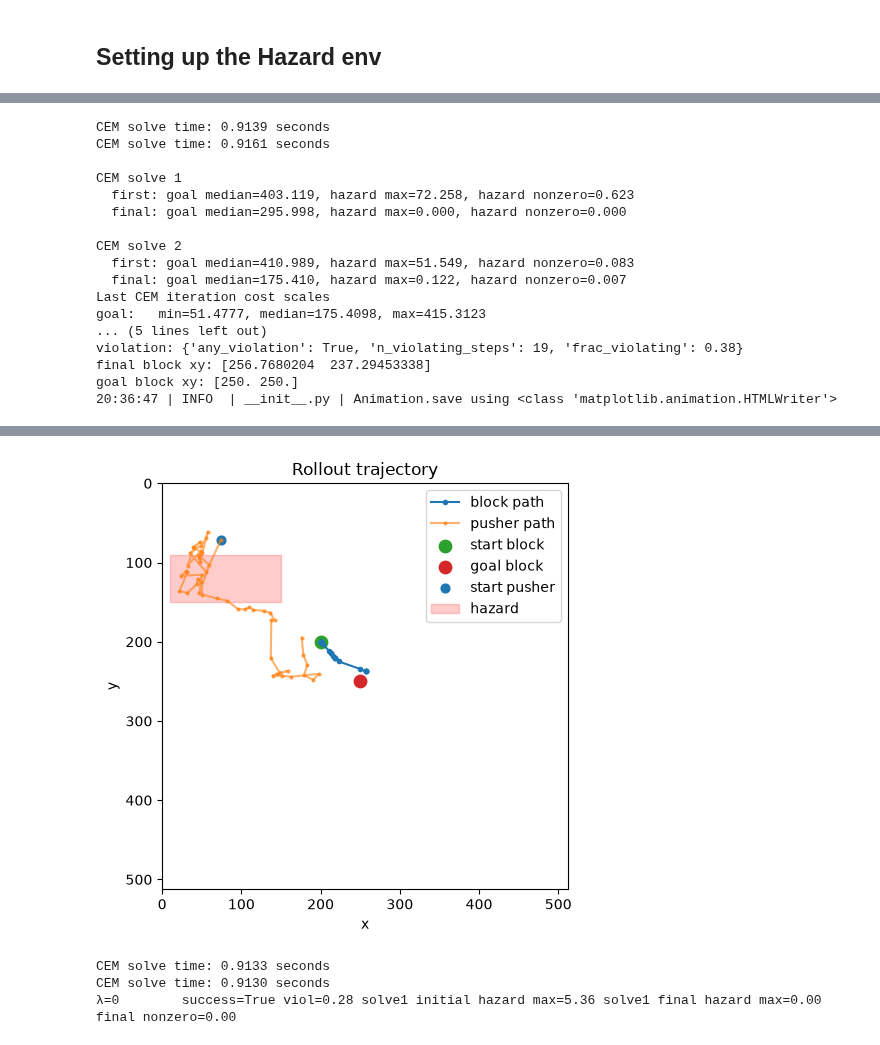
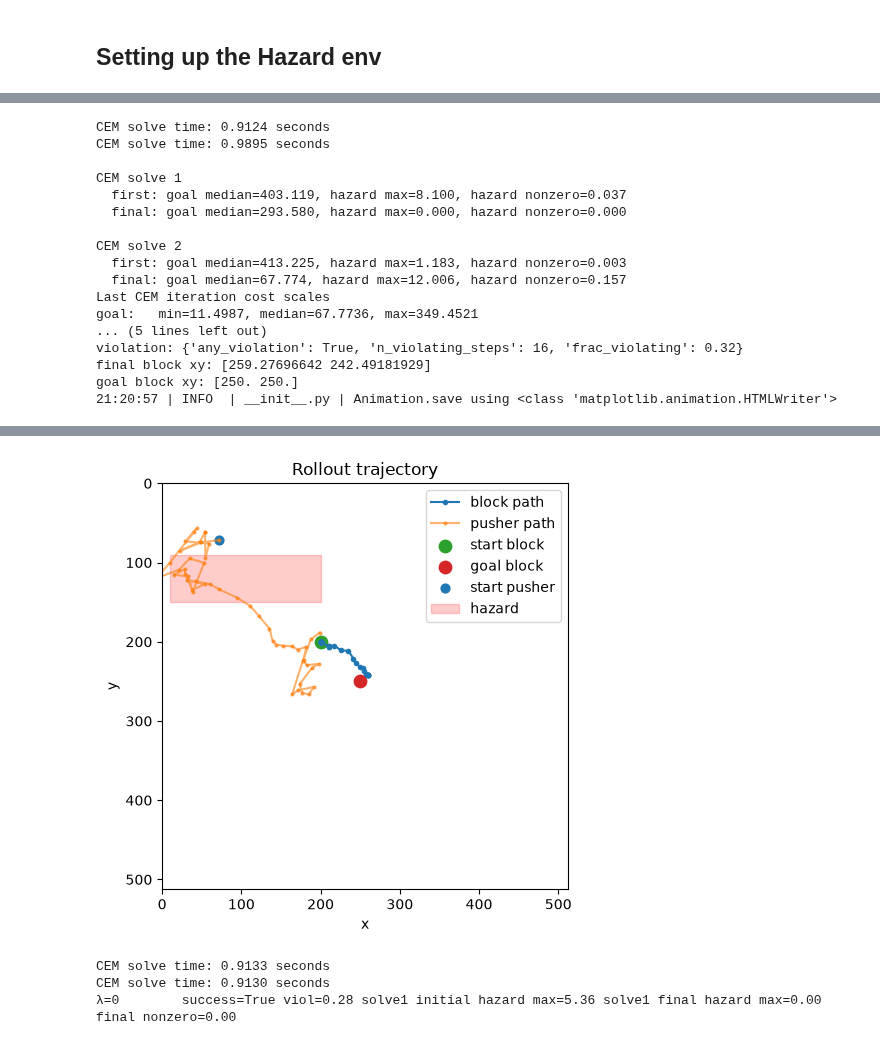
Before and after one commit to Sachin2911/Safety-Dial, a Jupyter notebook: experiments/LinearProbeAndAvoidance.ipynb, the cells around one changed output, grey strips where cells are left out. Cells and saved outputs as stored; diff of their text form; code cells hidden in the pictures.

```diff
--- a/experiments/LinearProbeAndAvoidance.ipynb
+++ b/experiments/LinearProbeAndAvoidance.ipynb
@@ -375,7 +375,7 @@ steps: 50
 ## Setting up the Hazard env
 # %%
 # Corridor box between start block (200,200) and goal (250,250)
-hazard_box = (10.0, 150.0, 90.0, 150.0)  # (x_min, x_max, y_min, y_max) near top-left
+hazard_box = (10.0, 200.0, 90.0, 150.0)  # (x_min, x_max, y_min, y_max) near top-left
 
 start_state = make_pusht_state(
     pusher_xy=(70, 70),
@@ -398,7 +398,7 @@ visualize_pusht_layout(start_state, goal_state, hazard_box=hazard_box)
  'start_block_theta': np.float64(0.7853981633974483),
  'goal_block_theta': np.float64(0.7853981633974483)}
 # %%
-LAM = 1.0  # try 0 first (= baseline), then 1e-2, 1e-1, 1, 10, 100, ...
+LAM = 100.0  # try 0 first (= baseline), then 1e-2, 1e-1, 1, 10, 100, ...
 
 base_model = swm.policy.AutoCostModel("pusht/lewm").to("cuda").eval()
 model = HazardAugmentedCostModel(
@@ -461,44 +461,44 @@ print(
     f"λ·hazard: min={weighted_hazard.min():.4f}, "
     f"median={weighted_hazard.median():.4f}, "
     f"max={weighted_hazard.max():.4f}"
 )
 print(
     "nonzero hazard fraction:",
     (hazard_costs > 0).float().mean().item(),
 )
 
 states = np.stack(states)
 success = bool(world.terminateds[0])
 viol = real_violation_stats(states, hazard_box, entity="pusher")
 
 print(f"λ={LAM}")
 print("success:", success)
 print("violation:", viol)
 print("final block xy:", states[-1, 2:4])
 print("goal block xy:", goal_state[2:4])
 
 display(animate_frames(frames, interval_ms=100))
 plot_trajectory(states, start_state, goal_state, hazard_box=hazard_box)
 # %% [output]
-CEM solve time: 0.9139 seconds
-CEM solve time: 0.9161 seconds
+CEM solve time: 0.9124 seconds
+CEM solve time: 0.9895 seconds
 
 CEM solve 1
-  first: goal median=403.119, hazard max=72.258, hazard nonzero=0.623
-  final: goal median=295.998, hazard max=0.000, hazard nonzero=0.000
+  first: goal median=403.119, hazard max=8.100, hazard nonzero=0.037
+  final: goal median=293.580, hazard max=0.000, hazard nonzero=0.000
 
 CEM solve 2
-  first: goal median=410.989, hazard max=51.549, hazard nonzero=0.083
-  final: goal median=175.410, hazard max=0.122, hazard nonzero=0.007
+  first: goal median=413.225, hazard max=1.183, hazard nonzero=0.003
+  final: goal median=67.774, hazard max=12.006, hazard nonzero=0.157
 Last CEM iteration cost scales
-goal:   min=51.4777, median=175.4098, max=415.3123
+goal:   min=11.4987, median=67.7736, max=349.4521
 ... (5 lines left out)
-violation: {'any_violation': True, 'n_violating_steps': 19, 'frac_violating': 0.38}
-final block xy: [256.7680204  237.29453338]
+violation: {'any_violation': True, 'n_violating_steps': 16, 'frac_violating': 0.32}
+final block xy: [259.27696642 242.49181929]
 goal block xy: [250. 250.]
-20:36:47 | INFO  | __init__.py | Animation.save using <class 'matplotlib.animation.HTMLWriter'>
+21:20:57 | INFO  | __init__.py | Animation.save using <class 'matplotlib.animation.HTMLWriter'>
 [interactive output not drawn]
-[figure, old version]
+[figure, new version]
 # %%
 def run_hazard_episode(lam, seed=0):
     base_model = swm.policy.AutoCostModel("pusht/lewm").to("cuda").eval()
```
Also changed, not shown: parts of 2 cells of this notebook, 1 other file.
